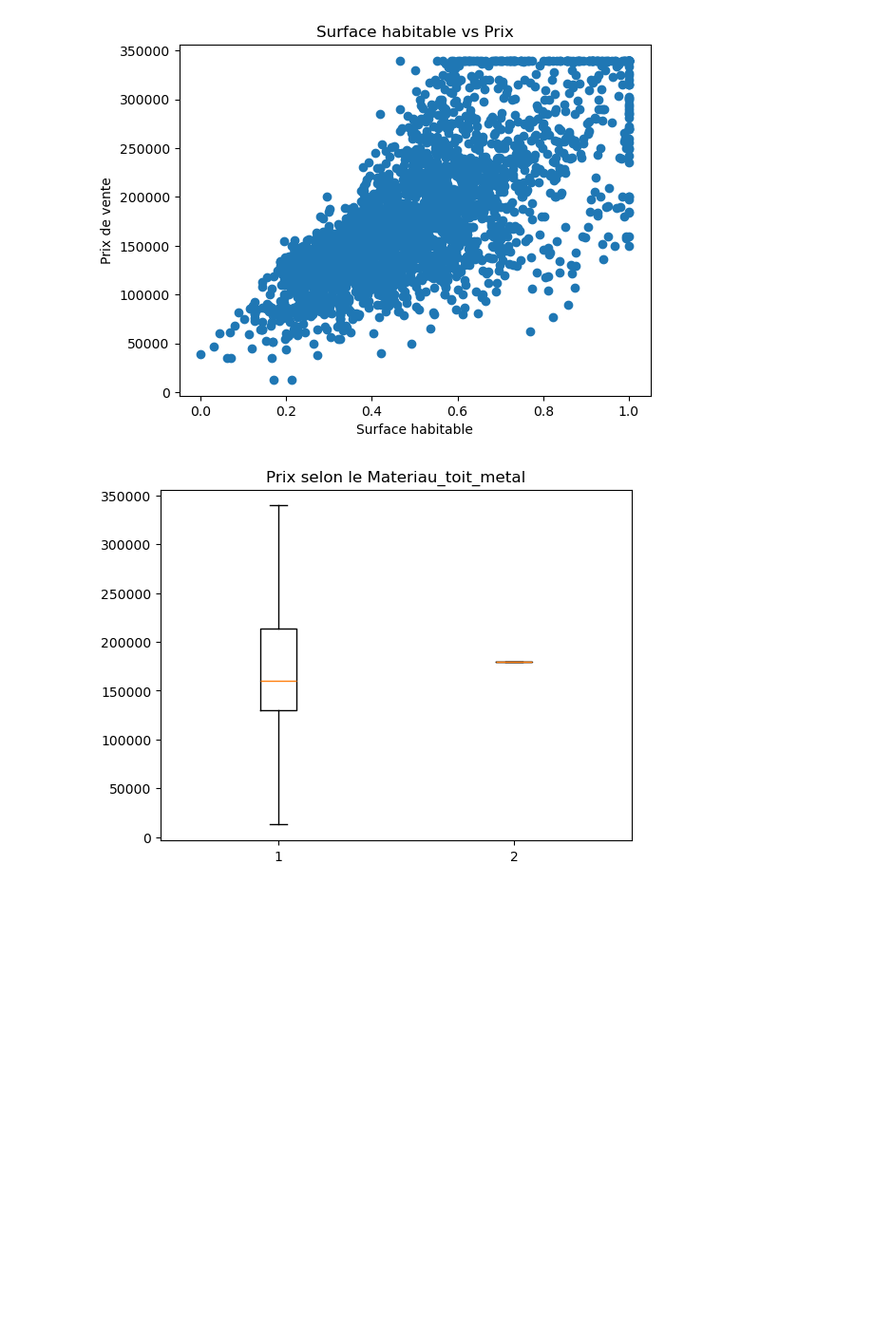
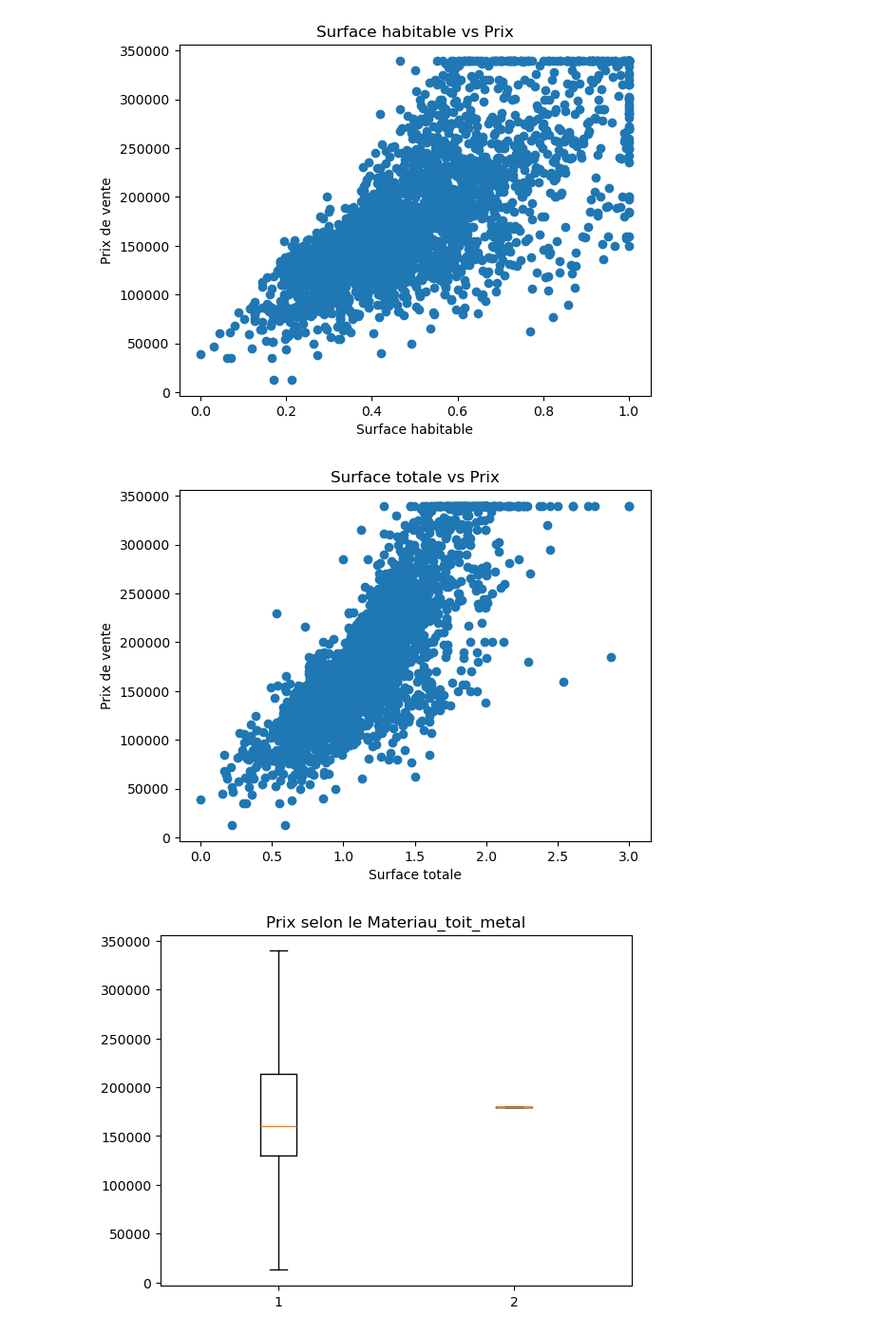
Before and after one commit to Douah123/realEstate, a Jupyter notebook: entrainement_modele.ipynb, the cells around one changed output. Shown at 95% size. Cells and saved outputs as stored; diff of their text form; code cells hidden in the pictures; blank space fills up the shorter version.

```diff
--- a/entrainement_modele.ipynb
+++ b/entrainement_modele.ipynb
@@ -321,6 +336,14 @@ plt.title("Surface habitable vs Prix")
 plt.show()
 # %% [output]
 [figure]
+# %%
+plt.scatter(df["Surface_totale"], df["Prix_vente"])
+plt.xlabel("Surface totale")
+plt.ylabel("Prix de vente")
+plt.title("Surface totale vs Prix")
+plt.show()
+# %% [output]
+[figure, added]
 # %%
 plt.boxplot([df[df["Materiau_toit_metal"]==i]["Prix_vente"] for i in sorted(df["Materiau_toit_metal"].unique())])
 plt.title("Prix selon le Materiau_toit_metal")
```
Also changed, not shown: parts of 10 cells of this notebook, 2 other files.
